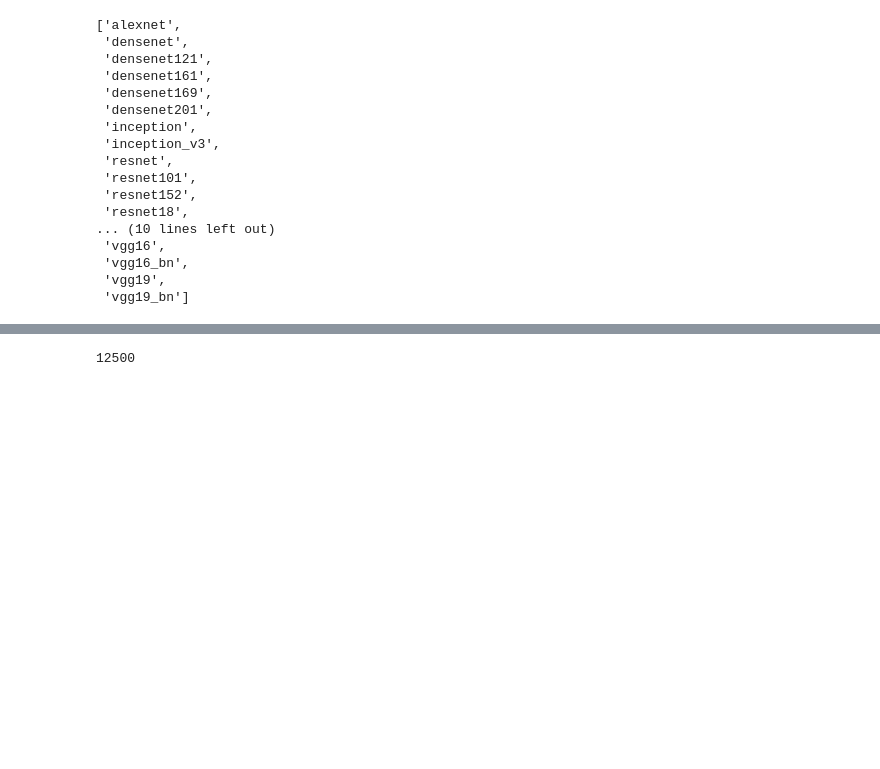
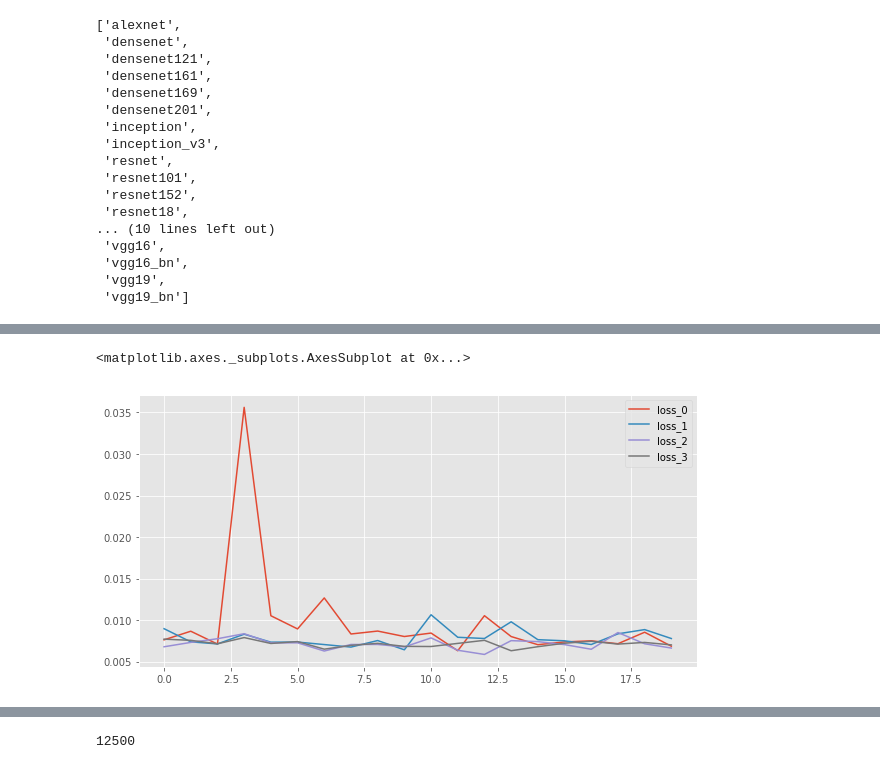
Before and after one commit to suuuch/capstone, a Jupyter notebook: dog_vs_cat/pytorch_dog_vs_cat.ipynb, the cells around one changed output, grey strips where cells are left out. Saved outputs shown, nothing was run; the diff lists cells and outputs as text; code cells hidden in the pictures; blank space fills up the shorter version.

```diff
--- a/dog_vs_cat/pytorch_dog_vs_cat.ipynb
+++ b/dog_vs_cat/pytorch_dog_vs_cat.ipynb
@@ -260,3 +300,8 @@ pd.DataFrame(rst['val'])['acc'].plot()
+# %%
+pd.concat(df_list,axis=1)[['loss_0','loss_1','loss_2','loss_3']].plot()
+# %% [output]
+<matplotlib.axes._subplots.AxesSubplot at 0x...>
+[figure, added]
 # %%
 rst['val']
 # %%
```
Also changed, not shown: parts of 16 cells of this notebook, 3 other files.
